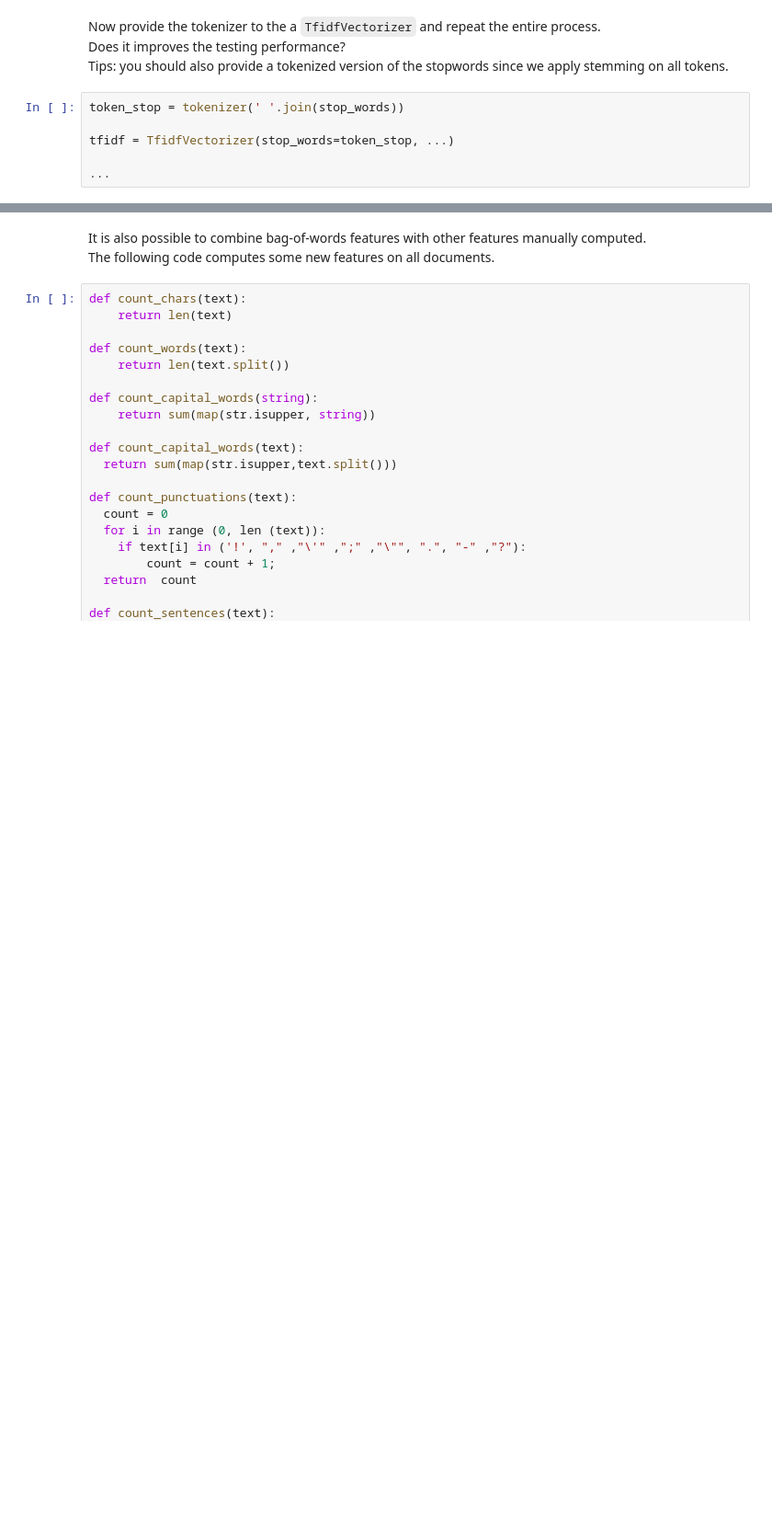
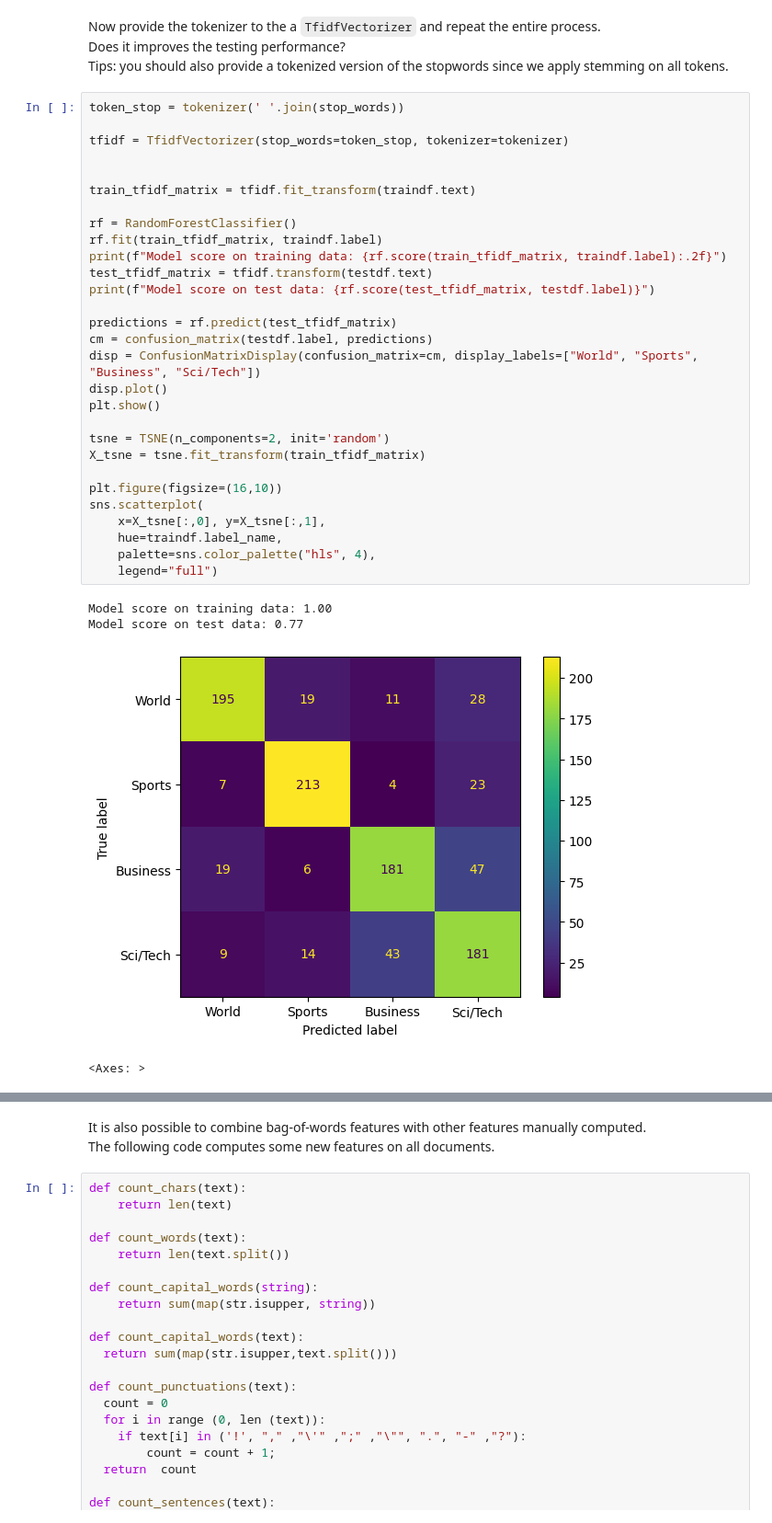
Before and after one commit to selim-ba/AIF, a Jupyter notebook: nlp/AIF_nlp_1.ipynb, the cells around one changed output, grey strips where cells are left out. Shown at 92% size. Drawn from its saved outputs; the diff is of its cells as text; blank space fills up the shorter version.

````diff
--- a/nlp/AIF_nlp_1.ipynb
+++ b/nlp/AIF_nlp_1.ipynb
@@ -384,9 +423,37 @@ print(...)
 Now provide the tokenizer to the a ```TfidfVectorizer``` and repeat the entire process.
 Does it improves the testing performance?
 Tips: you should also provide a tokenized version of the stopwords since we apply stemming on all tokens.
-# %%
-token_stop = tokenizer(' '.join(stop_words))
-
-tfidf = TfidfVectorizer(stop_words=token_stop, ...)
-
-...
+# %%
+token_stop = tokenizer(' '.join(stop_words))
+
+tfidf = TfidfVectorizer(stop_words=token_stop, tokenizer=tokenizer)
+
+
+train_tfidf_matrix = tfidf.fit_transform(traindf.text)
+
+rf = RandomForestClassifier()
+rf.fit(train_tfidf_matrix, traindf.label)
+print(f"Model score on training data: {rf.score(train_tfidf_matrix, traindf.label):.2f}")
+test_tfidf_matrix = tfidf.transform(testdf.text)
+print(f"Model score on test data: {rf.score(test_tfidf_matrix, testdf.label)}")
+
+predictions = rf.predict(test_tfidf_matrix)
+cm = confusion_matrix(testdf.label, predictions)
+disp = ConfusionMatrixDisplay(confusion_matrix=cm, display_labels=["World", "Sports", "Business", "Sci/Tech"])
+disp.plot()
+plt.show()
+
+tsne = TSNE(n_components=2, init='random')
+X_tsne = tsne.fit_transform(train_tfidf_matrix)
+
+plt.figure(figsize=(16,10))
+sns.scatterplot(
+    x=X_tsne[:,0], y=X_tsne[:,1],
+    hue=traindf.label_name,
+    palette=sns.color_palette("hls", 4),
+    legend="full")
+# %% [output]
+Model score on training data: 1.00
+Model score on test data: 0.77
+[figure, added]
+<Axes: >
````
Also changed, not shown: parts of 10 cells of this notebook.
